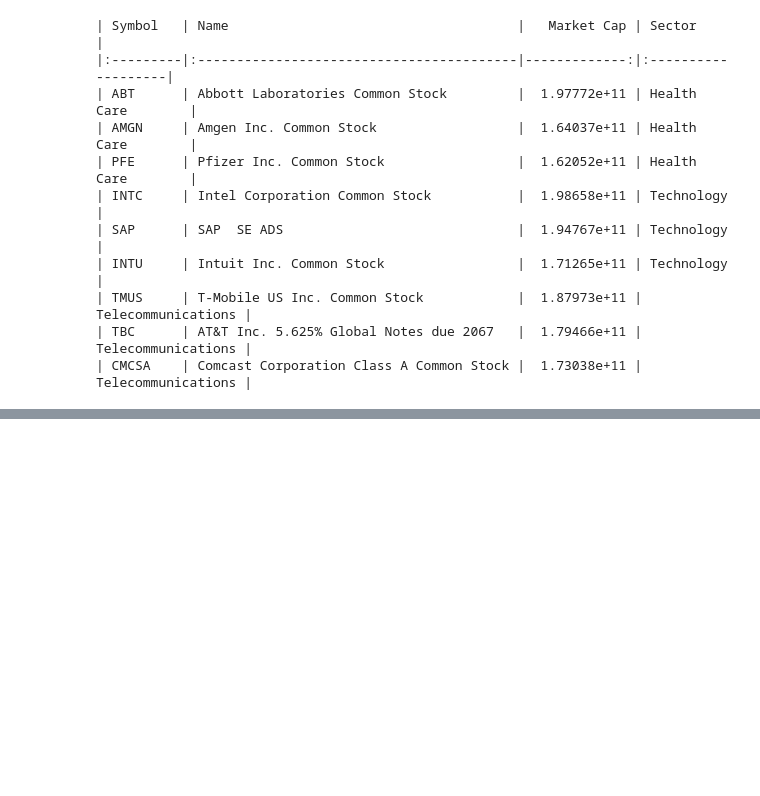
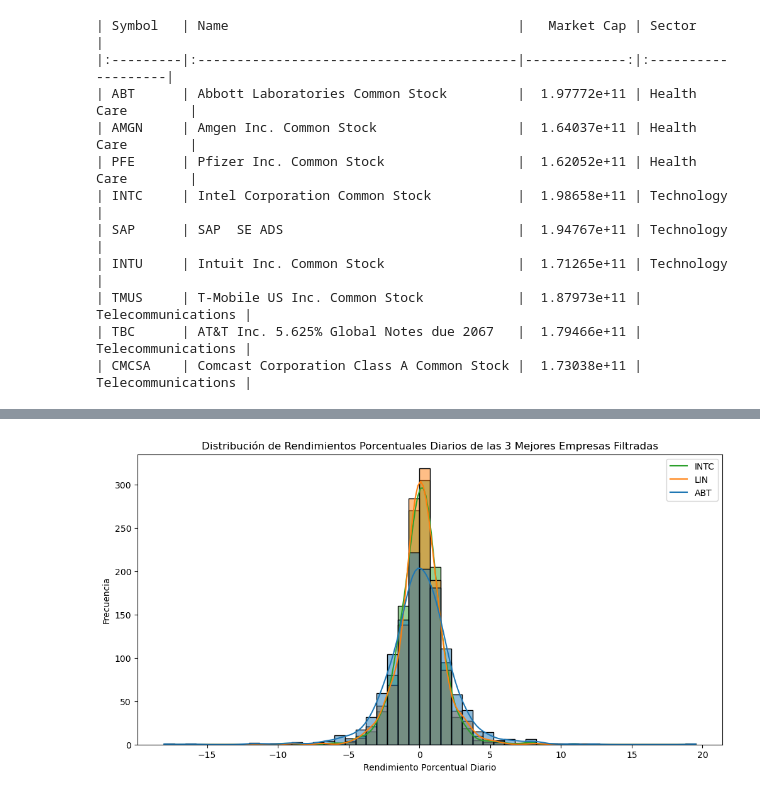
Before and after one commit to qlab-intro-python/tarea-4-gtorres-egomez, a Jupyter notebook: tarea_4_plantilla.ipynb, the cells around one changed output, grey strips where cells are left out. Saved outputs shown, nothing was run; the diff lists cells and outputs as text; code cells hidden in the pictures; blank space fills up the shorter version.

Commit message:
la 3 casi lista

```diff
--- a/tarea_4_plantilla.ipynb
+++ b/tarea_4_plantilla.ipynb
@@ -327,0 +346,37 @@ print(tabla_markdown)
+# %%
+import seaborn as sns
+# Identifica las tres empresas más grandes del DataFrame filtrado
+top_empresas_filtradas = market_cap_filtrado.nlargest(3, 'Market Cap')
+
+# Lista de símbolos de las tres mejores empresas
+tickers_tres_mejores = top_empresas_filtradas['Symbol'].tolist()
+
+# Crear un diccionario para almacenar los datos de precios y dividendos
+data_dict = {}
+
+# Iterar sobre los símbolos de las empresas
+for ticker in tickers_tres_mejores:
+    # Obtener datos históricos de precios y dividendos
+    data = yf.Ticker(ticker).history(period='5y')
+    data_dict[ticker] = data
+
+# Calcular los rendimientos porcentuales diarios
+for ticker, data in data_dict.items():
+    data['Daily_Return'] = (data['Close'] - data['Close'].shift(1)) / data['Close'].shift(1) * 100
+    # Agregar dividendos si están disponibles
+    if 'Dividends' in data.columns:
+        data['Daily_Return'] += data['Dividends'] / data['Close'] * 100
+
+# Crear un DataFrame combinado con los rendimientos porcentuales diarios
+combined_df = pd.concat([data_dict[ticker]['Daily_Return'].rename(ticker) for ticker in tickers_tres_mejores], axis=1)
+
+# Visualizar la distribución de los rendimientos porcentuales diarios
+plt.figure(figsize=(12, 6))
+sns.histplot(data=combined_df, bins=50, kde=True)
+plt.title('Distribución de Rendimientos Porcentuales Diarios de las 3 Mejores Empresas')
+plt.xlabel('Rendimiento Porcentual Diario')
+plt.ylabel('Frecuencia')
+plt.legend(tickers_tres_mejores)
+plt.show()
+# %% [output]
+[figure, added]
```
Also changed, not shown: parts of 2 cells of this notebook.
